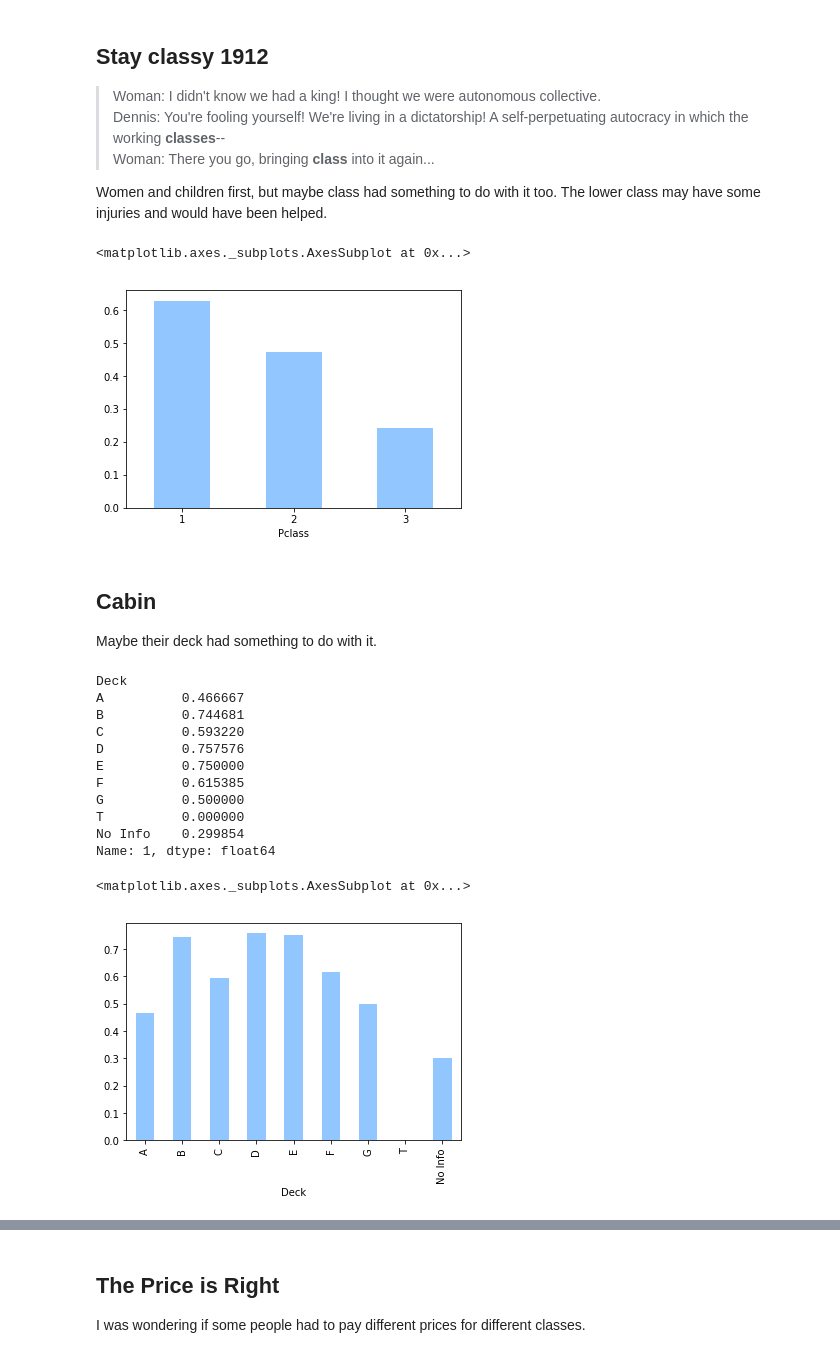
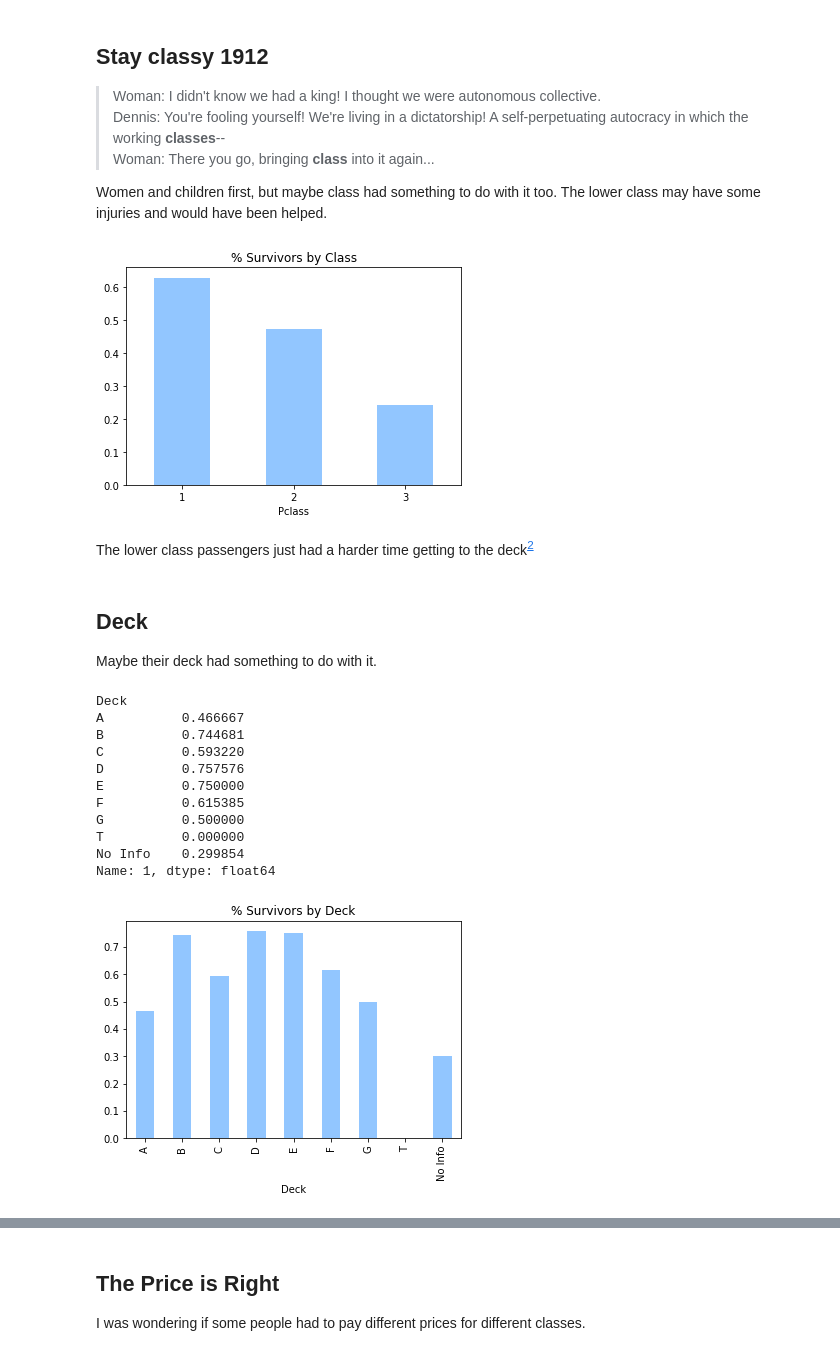
Before and after one commit to ppkn/udacity-titanic, a Jupyter notebook: Analysis of Titanic Dataset.ipynb, the cells around one changed output, grey strips where cells are left out. Cells and saved outputs as stored; diff of their text form; code cells hidden in the pictures.

```diff
--- a/Analysis of Titanic Dataset.ipynb
+++ b/Analysis of Titanic Dataset.ipynb
@@ -96,16 +99,19 @@ Name: Sex, dtype: int64
 [figure]
 # %% [markdown]
 Normalize view so that it represents proportion of population
+# %%
+def percent_survived(group, df=titanic_data):
+    '''Returns a series of percentages of survivors
+    of each `group`
+    '''
+    return (pd.crosstab(df[group], df['Survived'],
+                        normalize=0) # Make conditional frequency table
+              .loc[:, 1])            # Get percentage of just the survivors ('Survived' == 1)
 # %%
-def percent_survived(group, by='Survived', df=titanic_data):
-    return pd.crosstab(df[group], df[by], normalize=0) \
-             .loc[:, 1]
-
-normalized_mf_survivors = percent_survived('Sex')
-normalized_mf_survivors.plot(kind='bar', rot='0')
+(percent_survived('Sex').pipe(pipe_print) # Print percent of each gender that survived
+                        .plot(kind='bar', rot='0'))
 plt.title('% Survivors by Gender')
-plt.savefig('figures/per_survivors_by_gender.png')
-normalized_mf_survivors
+plt.savefig('figures/per_survivors_gender.png')
 # %% [output]
 Sex
 female    0.742038
@@ -148,12 +159,15 @@ Name: 1, dtype: float64
 
 Women and children first, but maybe class had something to do with it too. The lower class may have some injuries and would have been helped.
 # %%
-percent_survived('Pclass').plot(kind='bar', rot=0)
+percent_survived('Pclass').plot(kind='bar', rot=0) # Plot the percent survivors for each Class
+plt.title('% Survivors by Class')
+plt.savefig('figures/per_survivors_class.png')
 # %% [output]
-<matplotlib.axes._subplots.AxesSubplot at 0x...>
-[figure, old version]
+[figure, new version]
+# %% [markdown]
+The lower class passengers just had a harder time getting to the deck<sup>[2](#Footnotes)</sup>
 # %% [markdown]
-## Cabin
+## Deck
 Maybe their deck had something to do with it.
 # %%
 def to_deck(cabin):
@@ -162,13 +180,14 @@ def to_deck(cabin):
     else:
         return cabin[0]
 # %%
-# titanic_data['Cabin'].apply(to_deck)
-titanic_data.assign(Deck=lambda x: \
-                    x['Cabin'].apply(to_deck)) \
-            .pipe((percent_survived, 'df'), 'Deck') \
-            .reindex(list('ABCDEFGT') + ['No Info']) \
-            .pipe(pipe_print) \
-            .plot(kind='bar')
+(titanic_data.assign(Deck=lambda x:                  # Set the deck column
+                    x['Cabin'].apply(to_deck))       # using the function above
+            .pipe((percent_survived, 'df'), 'Deck')  # Get percent of survivors of each deck
+            .reindex(list('ABCDEFGT') + ['No Info']) # Sort so 'No Info' shows last
+            .pipe(pipe_print)                        # Print exact values for each percentage
+            .plot(kind='bar'))
+plt.title('% Survivors by Deck')
+plt.savefig('figures/per_survivors_deck.png')
 # %% [output]
 Deck
 A          0.466667
@@ -181,5 +200,4 @@ G          0.500000
 T          0.000000
 No Info    0.299854
 Name: 1, dtype: float64
-<matplotlib.axes._subplots.AxesSubplot at 0x...>
-[figure, old version]
+[figure, new version]
```
Also changed, not shown: parts of 32 cells of this notebook, 11 other files.
